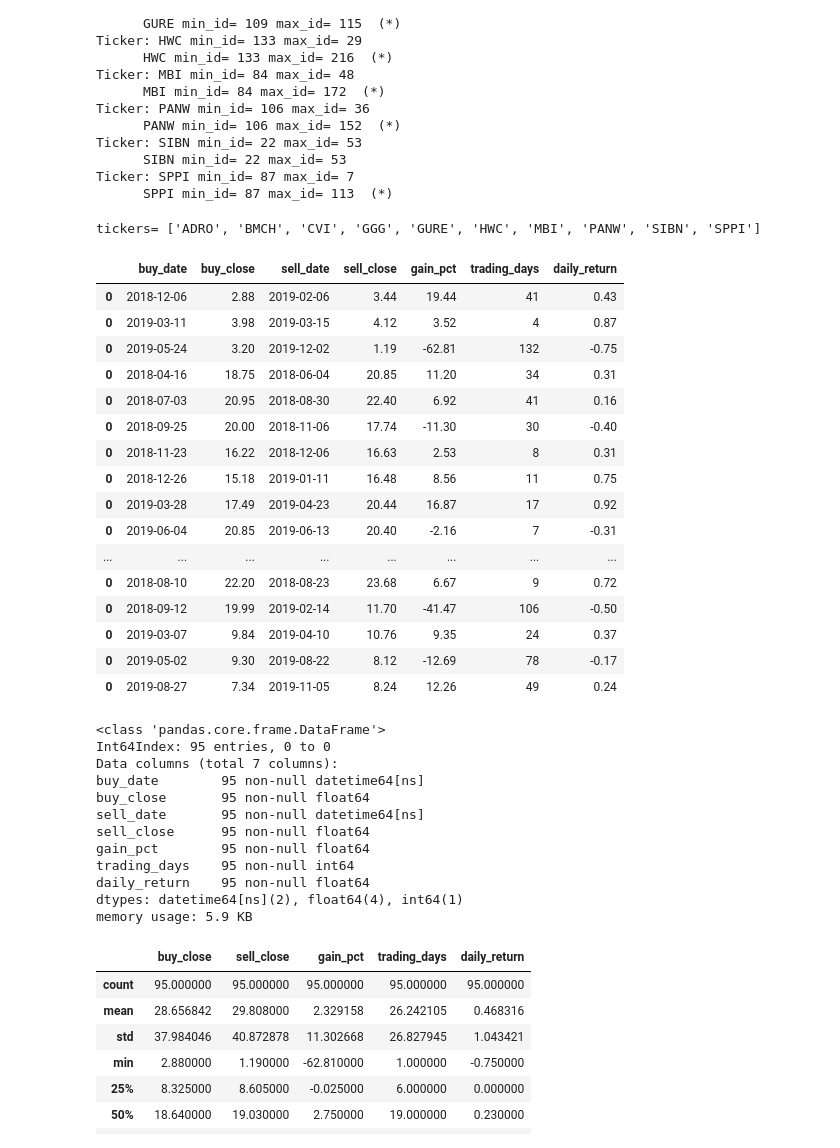
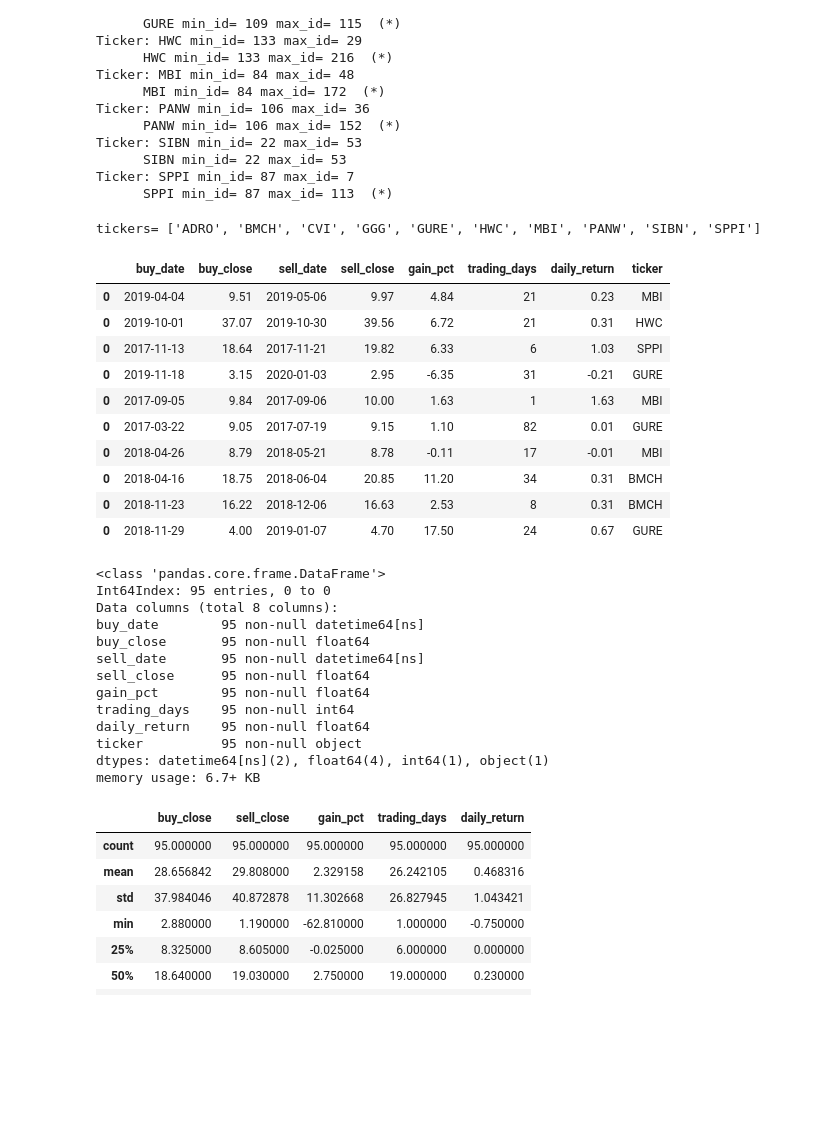
Before and after one commit to frkornet/Stock-Market-Final-Project, a Jupyter notebook: notebook/backtest.ipynb, the cells around one changed output. Cells and saved outputs as stored; diff of their text form; code cells hidden in the pictures; blank space fills up the shorter version.

```diff
--- a/notebook/backtest.ipynb
+++ b/notebook/backtest.ipynb
@@ -229,31 +93,25 @@ def predict_minima_n_maxima(tickers, threshold, verbose):
 # %%
-possible_trades_df = predict_minima_n_maxima(tickers, 0.5, False)
-possible_trades_df
+possible_trades_df = get_possible_trades(tickers, 0.5, False)
+possible_trades_df.sample(10)
 # %% [output]
 tickers= ['ADRO', 'BMCH', 'CVI', 'GGG', 'GURE', 'HWC', 'MBI', 'PANW', 'SIBN', 'SPPI']
-|  | buy_date | buy_close | sell_date | sell_close | gain_pct | trading_days | daily_return |
-| 0 | 2018-12-06 | 2.88 | 2019-02-06 | 3.44 | 19.44 | 41 | 0.43 |
-| 0 | 2019-03-11 | 3.98 | 2019-03-15 | 4.12 | 3.52 | 4 | 0.87 |
-| 0 | 2019-05-24 | 3.20 | 2019-12-02 | 1.19 | -62.81 | 132 | -0.75 |
-| 0 | 2018-04-16 | 18.75 | 2018-06-04 | 20.85 | 11.20 | 34 | 0.31 |
-| 0 | 2018-07-03 | 20.95 | 2018-08-30 | 22.40 | 6.92 | 41 | 0.16 |
-| 0 | 2018-09-25 | 20.00 | 2018-11-06 | 17.74 | -11.30 | 30 | -0.40 |
-| 0 | 2018-11-23 | 16.22 | 2018-12-06 | 16.63 | 2.53 | 8 | 0.31 |
-| 0 | 2018-12-26 | 15.18 | 2019-01-11 | 16.48 | 8.56 | 11 | 0.75 |
-| 0 | 2019-03-28 | 17.49 | 2019-04-23 | 20.44 | 16.87 | 17 | 0.92 |
-| 0 | 2019-06-04 | 20.85 | 2019-06-13 | 20.40 | -2.16 | 7 | -0.31 |
-| ... | ... | ... | ... | ... | ... | ... | ... |
-| 0 | 2018-08-10 | 22.20 | 2018-08-23 | 23.68 | 6.67 | 9 | 0.72 |
-| 0 | 2018-09-12 | 19.99 | 2019-02-14 | 11.70 | -41.47 | 106 | -0.50 |
-| 0 | 2019-03-07 | 9.84 | 2019-04-10 | 10.76 | 9.35 | 24 | 0.37 |
-| 0 | 2019-05-02 | 9.30 | 2019-08-22 | 8.12 | -12.69 | 78 | -0.17 |
-| 0 | 2019-08-27 | 7.34 | 2019-11-05 | 8.24 | 12.26 | 49 | 0.24 |
+|  | buy_date | buy_close | sell_date | sell_close | gain_pct | trading_days | daily_return | ticker |
+| 0 | 2019-04-04 | 9.51 | 2019-05-06 | 9.97 | 4.84 | 21 | 0.23 | MBI |
+| 0 | 2019-10-01 | 37.07 | 2019-10-30 | 39.56 | 6.72 | 21 | 0.31 | HWC |
+| 0 | 2017-11-13 | 18.64 | 2017-11-21 | 19.82 | 6.33 | 6 | 1.03 | SPPI |
+| 0 | 2019-11-18 | 3.15 | 2020-01-03 | 2.95 | -6.35 | 31 | -0.21 | GURE |
+| 0 | 2017-09-05 | 9.84 | 2017-09-06 | 10.00 | 1.63 | 1 | 1.63 | MBI |
+| 0 | 2017-03-22 | 9.05 | 2017-07-19 | 9.15 | 1.10 | 82 | 0.01 | GURE |
+| 0 | 2018-04-26 | 8.79 | 2018-05-21 | 8.78 | -0.11 | 17 | -0.01 | MBI |
+| 0 | 2018-04-16 | 18.75 | 2018-06-04 | 20.85 | 11.20 | 34 | 0.31 | BMCH |
+| 0 | 2018-11-23 | 16.22 | 2018-12-06 | 16.63 | 2.53 | 8 | 0.31 | BMCH |
+| 0 | 2018-11-29 | 4.00 | 2019-01-07 | 4.70 | 17.50 | 24 | 0.67 | GURE |
 # %%
 possible_trades_df.info()
 # %% [output]
 <class 'pandas.core.frame.DataFrame'>
 Int64Index: 95 entries, 0 to 0
-Data columns (total 7 columns):
+Data columns (total 8 columns):
 buy_date        95 non-null datetime64[ns]
 buy_close       95 non-null float64
 sell_date       95 non-null datetime64[ns]
@@ -261,8 +119,9 @@ sell_close      95 non-null float64
 gain_pct        95 non-null float64
 trading_days    95 non-null int64
 daily_return    95 non-null float64
-dtypes: datetime64[ns](2), float64(4), int64(1)
-memory usage: 5.9 KB
+ticker          95 non-null object
+dtypes: datetime64[ns](2), float64(4), int64(1), object(1)
+memory usage: 6.7+ KB
 # %%
 possible_trades_df.describe()
 # %% [output]
```
Also changed, not shown: parts of 15 cells of this notebook, 1 other file.
